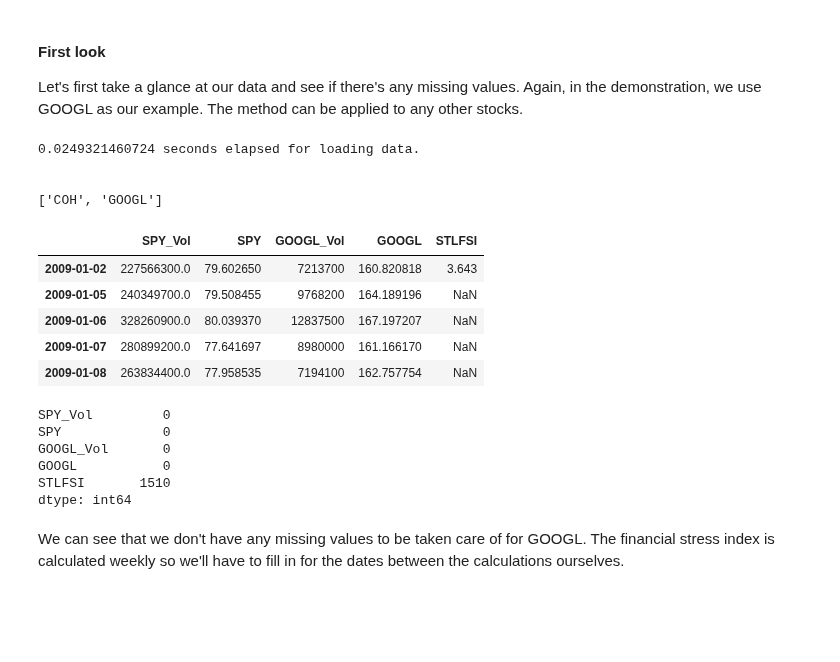
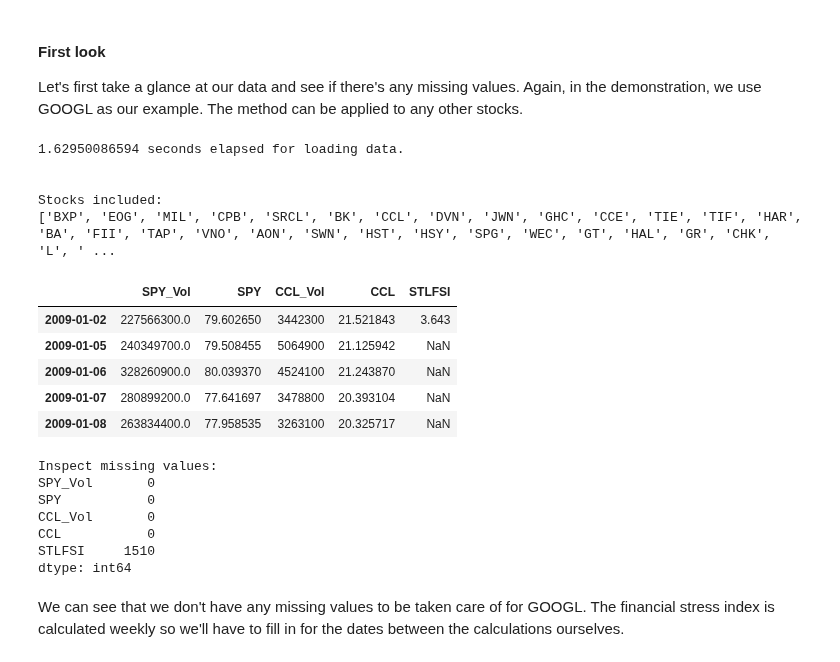
Before and after one commit to savourylie/Stock-Price-Forecaster, a Jupyter notebook: InvestmentnTrading.ipynb, the cells around one changed output. Cells and saved outputs as stored; diff of their text form; code cells hidden in the pictures; blank space fills up the shorter version.

```diff
--- a/InvestmentnTrading.ipynb
+++ b/InvestmentnTrading.ipynb
@@ -55,6 +55,12 @@ Since SPY is always traded in the trading days, we use it to get the trading day
 Let's first take a glance at our data and see if there's any missing values. Again, in the demonstration, we use GOOGL as our example. The method can be applied to any other stocks.
 # %%
 from __future__ import division
+
+# Data Visualization
+%matplotlib inline
+import matplotlib.pyplot as plt
+import seaborn as sns
+from IPython.display import display
 
 import pandas as pd
 import numpy as np
@@ -117,52 +123,53 @@ def load_data(stock_list_csv, market_csv, start_date, end_date, symbol_list=None
             df_temp2 = df_main.join(df_temp, how='left')
             df_temp2 = df_temp2.join(dfFSI, how='left')
             result_dict[symbol] = {'original_data': df_temp2}
 
     print("{} seconds elapsed for loading data.".format(time.time() - start_time))
     print("\n")
     return result_dict
 
 # Set stock
-symbol = 'GOOGL'
+symbol = 'CCL'
 
 # Set date range
 start_date = '2009-01-01'
 end_date = '2016-06-30'
 
 # Load stock dataframes into dictionary
 # stock_dict = load_data('sp500_2009.csv', 'stock_data/SPY.csv', '2009-01-01', '2016-06-30', symbol_list=['BF-B', 'YHOO', 'IBM', 'MSFT'], random_state=0, number_of_stocks=100, include_stocks=['GOOGL'])
-stock_dict = load_data('sp500_2009.csv', 'stock_data/SPY.csv', start_date, end_date, number_of_stocks=1, include_stocks=[symbol])
+stock_dict = load_data('sp500_2009.csv', 'stock_data/SPY.csv', start_date, end_date, number_of_stocks=206, include_stocks=[symbol])
 
 # Get target stock names
+print("Stocks included:")
 print(stock_dict.keys())
 
 # Set example stock dataframe
 df_main = stock_dict[symbol]['original_data']
 
-# Inspect stock trend
-df_main[symbol].plot()
-
 # First glance at the data
 display(df_main.head())
 
-# Inspect missing data
+# Inspect missing values
+print("Inspect missing values:")
 print(df_main.isnull().sum())
 # %% [output]
-0.0249321460724 seconds elapsed for loading data.
+1.62950086594 seconds elapsed for loading data.
 
 
-['COH', 'GOOGL']
+Stocks included:
+['BXP', 'EOG', 'MIL', 'CPB', 'SRCL', 'BK', 'CCL', 'DVN', 'JWN', 'GHC', 'CCE', 'TIE', 'TIF', 'HAR', 'BA', 'FII', 'TAP', 'VNO', 'AON', 'SWN', 'HST', 'HSY', 'SPG', 'WEC', 'GT', 'HAL', 'GR', 'CHK', 'L', ' ...
-|  | SPY_Vol | SPY | GOOGL_Vol | GOOGL | STLFSI |
-| 2009-01-02 | 227566300.0 | 79.602650 | 7213700 | 160.820818 | 3.643 |
-| 2009-01-05 | 240349700.0 | 79.508455 | 9768200 | 164.189196 | NaN |
-| 2009-01-06 | 328260900.0 | 80.039370 | 12837500 | 167.197207 | NaN |
-| 2009-01-07 | 280899200.0 | 77.641697 | 8980000 | 161.166170 | NaN |
-| 2009-01-08 | 263834400.0 | 77.958535 | 7194100 | 162.757754 | NaN |
+|  | SPY_Vol | SPY | CCL_Vol | CCL | STLFSI |
+| 2009-01-02 | 227566300.0 | 79.602650 | 3442300 | 21.521843 | 3.643 |
+| 2009-01-05 | 240349700.0 | 79.508455 | 5064900 | 21.125942 | NaN |
+| 2009-01-06 | 328260900.0 | 80.039370 | 4524100 | 21.243870 | NaN |
+| 2009-01-07 | 280899200.0 | 77.641697 | 3478800 | 20.393104 | NaN |
+| 2009-01-08 | 263834400.0 | 77.958535 | 3263100 | 20.325717 | NaN |
-SPY_Vol         0
-SPY             0
-GOOGL_Vol       0
-GOOGL           0
-STLFSI       1510
+Inspect missing values:
+SPY_Vol       0
+SPY           0
+CCL_Vol       0
+CCL           0
+STLFSI     1510
 dtype: int64
 # %% [markdown]
 We can see that we don't have any missing values to be taken care of for GOOGL. The financial stress index is calculated weekly so we'll have to fill in for the dates between the calculations ourselves.
```
Also changed, not shown: parts of 21 cells of this notebook, 24 other files.
